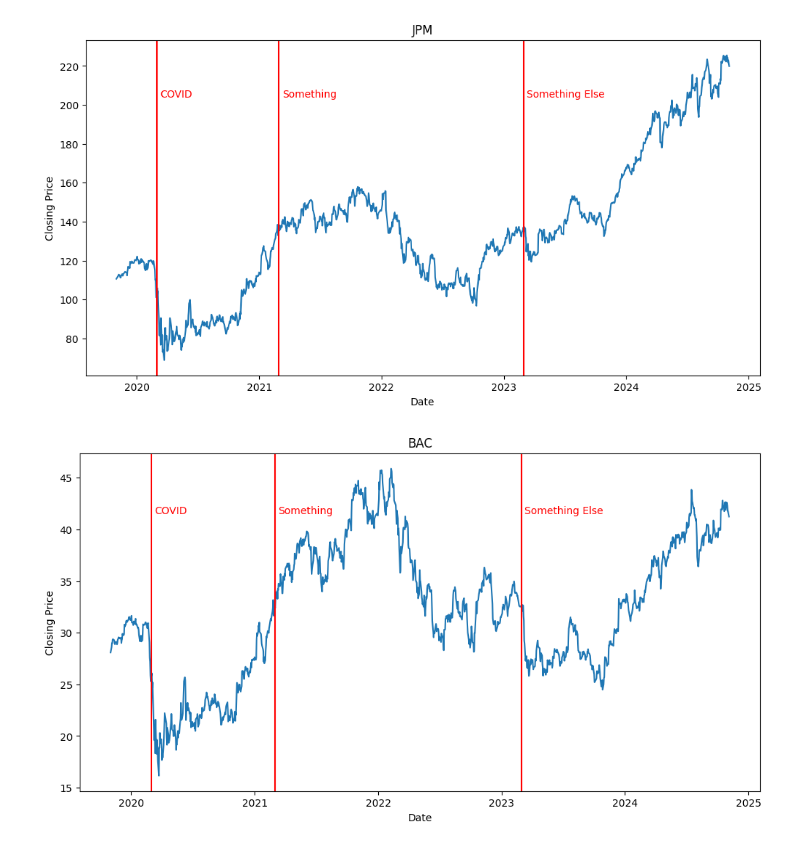
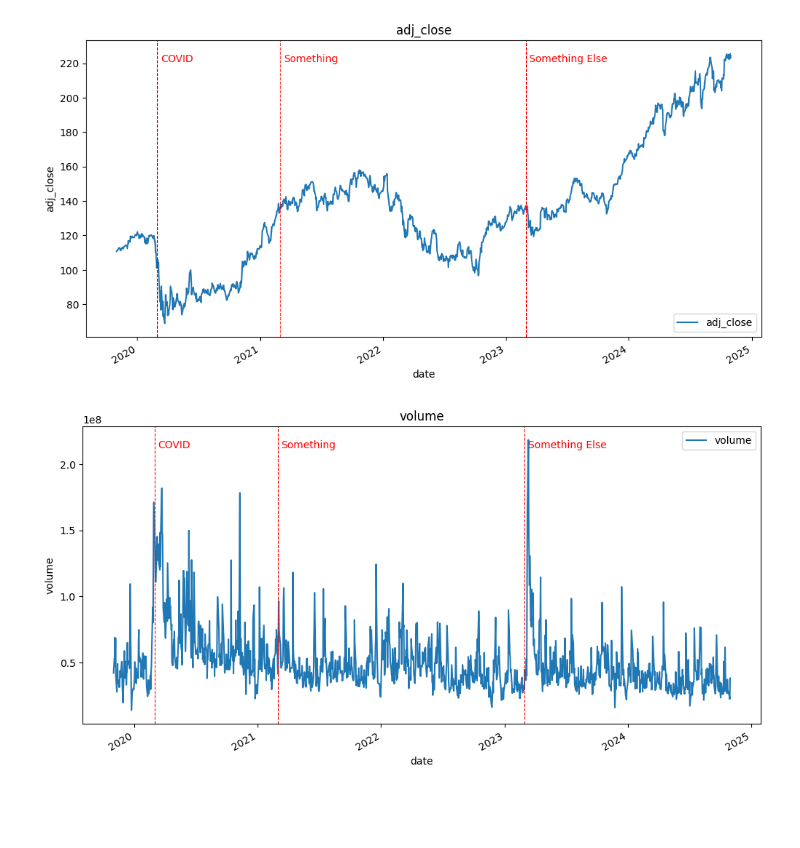
Before and after one commit to markmorcos/first_project, a Jupyter notebook: notebooks/plotting_with_events.ipynb, the cells around one changed output. Cells and saved outputs as stored; diff of their text form; code cells hidden in the pictures; blank space fills up the shorter version.

Commit message:
feat: add helper functions in python file and update .gitignore

```diff
--- a/notebooks/plotting_with_events.ipynb
+++ b/notebooks/plotting_with_events.ipynb
@@ -1,33 +0,0 @@
-# %%
-import yfinance as yf
-from datetime import datetime
-import pandas as pd
-import matplotlib.pyplot as plt
-
-events = [
-    { "name": "COVID", "date": datetime(2020, 3, 1) },
-    { "name": "Something", "date": datetime(2021, 3, 1) },
-    { "name": "Something Else", "date": datetime(2023, 3, 1) }
-]
-
-def plot_trend(ticker, start, end, events=[]):
-    jpm = yf.Ticker(ticker)
-    df = jpm.history(start=start, end=end)
-
-    plt.figure(figsize=(12, 6))
-    plt.plot(df.index, df["Close"], label=ticker + "Close Price")
-
-    for event in events:
-        plt.axvline(event["date"], color="red", linestyle="-", linewidth=1.5)
-        plt.text(event["date"] + pd.Timedelta(days=10), df["Close"].max() * 0.9, event["name"], color="red", ha="left", va="bottom")
-
-    plt.xlabel("Date")
-    plt.ylabel("Closing Price")
-    plt.title(ticker)
-
-
-plot_trend("JPM", "2019-11-01", None, events)
-plot_trend("BAC", "2019-11-01", None, events)
-# %% [output]
-[figure, removed]
-[figure, removed]
@@ -33,0 +11,8 @@ plot_trend("BAC", "2019-11-01", None, events)
+# %%
+functions.plot_ticker("JPM", "adj_close", (datetime(2019, 11, 1), datetime(2024, 10, 31)), events)
+# %% [output]
+[figure, added]
+# %%
+functions.plot_ticker("BAC", "volume", (datetime(2019, 11, 1), datetime(2024, 10, 31)), events)
+# %% [output]
+[figure, added]
```
Also changed, not shown: parts of 1 cell of this notebook, 2 other files.
